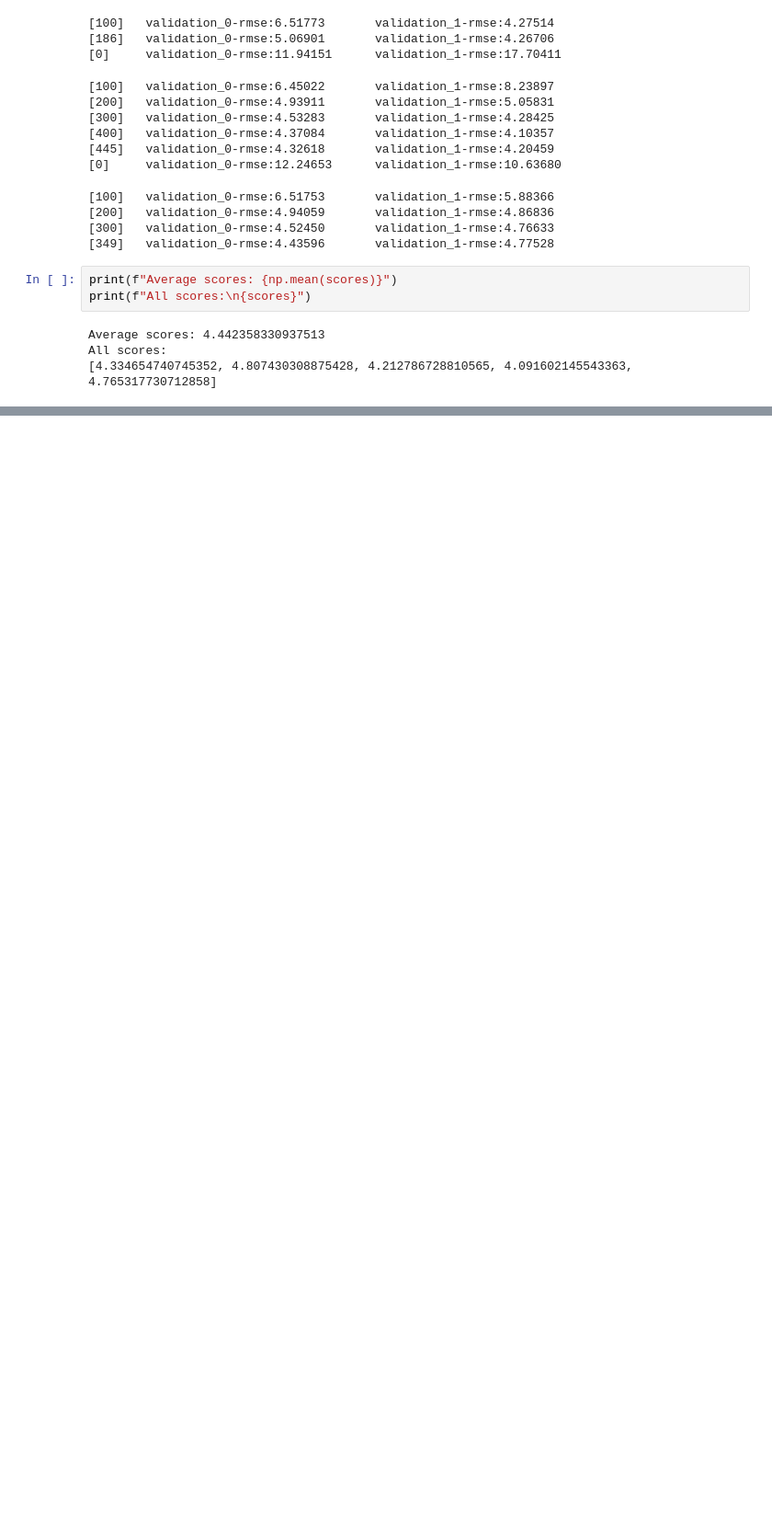
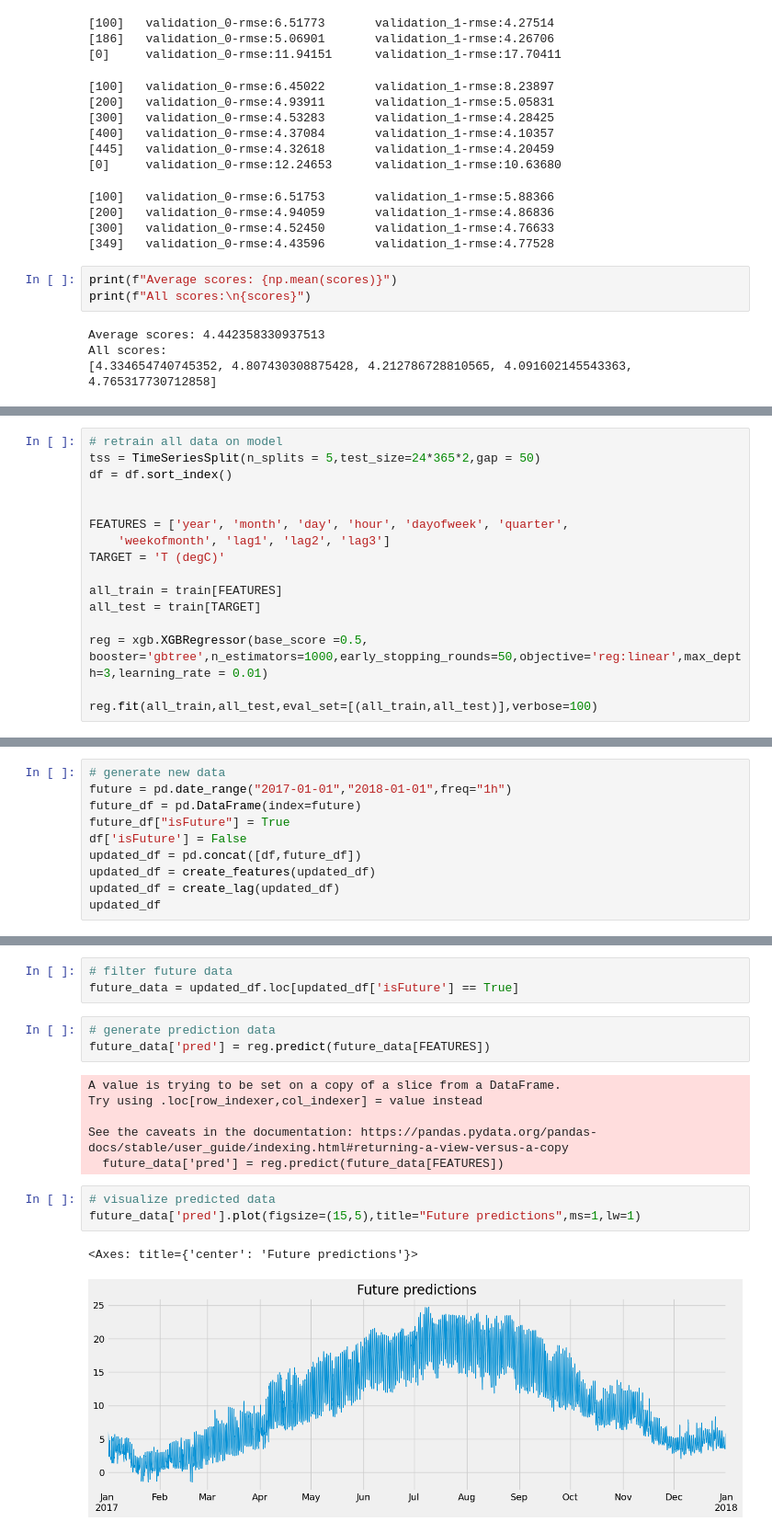
Before and after one commit to Tousif30/Temperature-Forecasting, a Jupyter notebook: TemperatureForecasting.ipynb, the cells around one changed output, grey strips where cells are left out. Shown at 92% size. Saved outputs shown, nothing was run; the diff lists cells and outputs as text; blank space fills up the shorter version.

Commit message:
created final model and generated predictions

```diff
--- a/TemperatureForecasting.ipynb
+++ b/TemperatureForecasting.ipynb
@@ -304,0 +307,16 @@ All scores:
+# %%
+# retrain all data on model
+tss = TimeSeriesSplit(n_splits = 5,test_size=24*365*2,gap = 50)
+df = df.sort_index()
+
+
+FEATURES = ['year', 'month', 'day', 'hour', 'dayofweek', 'quarter',
+    'weekofmonth', 'lag1', 'lag2', 'lag3']
+TARGET = 'T (degC)'
+
+all_train = train[FEATURES]
+all_test = train[TARGET]
+
+reg = xgb.XGBRegressor(base_score =0.5, booster='gbtree',n_estimators=1000,early_stopping_rounds=50,objective='reg:linear',max_depth=3,learning_rate = 0.01)
+
+reg.fit(all_train,all_test,eval_set=[(all_train,all_test)],verbose=100)
@@ -304,0 +351,10 @@ All scores:
+# %%
+# generate new data
+future = pd.date_range("2017-01-01","2018-01-01",freq="1h")
+future_df = pd.DataFrame(index=future)
+future_df["isFuture"] = True
+df['isFuture'] = False
+updated_df = pd.concat([df,future_df])
+updated_df = create_features(updated_df)
+updated_df = create_lag(updated_df)
+updated_df
@@ -304,0 +375,18 @@ All scores:
+# %%
+# filter future data
+future_data = updated_df.loc[updated_df['isFuture'] == True]
+# %%
+# generate prediction data
+future_data['pred'] = reg.predict(future_data[FEATURES])
+# %% [output]
+A value is trying to be set on a copy of a slice from a DataFrame.
+Try using .loc[row_indexer,col_indexer] = value instead
+
+See the caveats in the documentation: https://pandas.pydata.org/pandas-docs/stable/user_guide/indexing.html#returning-a-view-versus-a-copy
+  future_data['pred'] = reg.predict(future_data[FEATURES])
+# %%
+# visualize predicted data
+future_data['pred'].plot(figsize=(15,5),title="Future predictions",ms=1,lw=1)
+# %% [output]
+<Axes: title={'center': 'Future predictions'}>
+[figure, added]
```
Also changed, not shown: parts of 6 cells of this notebook.
